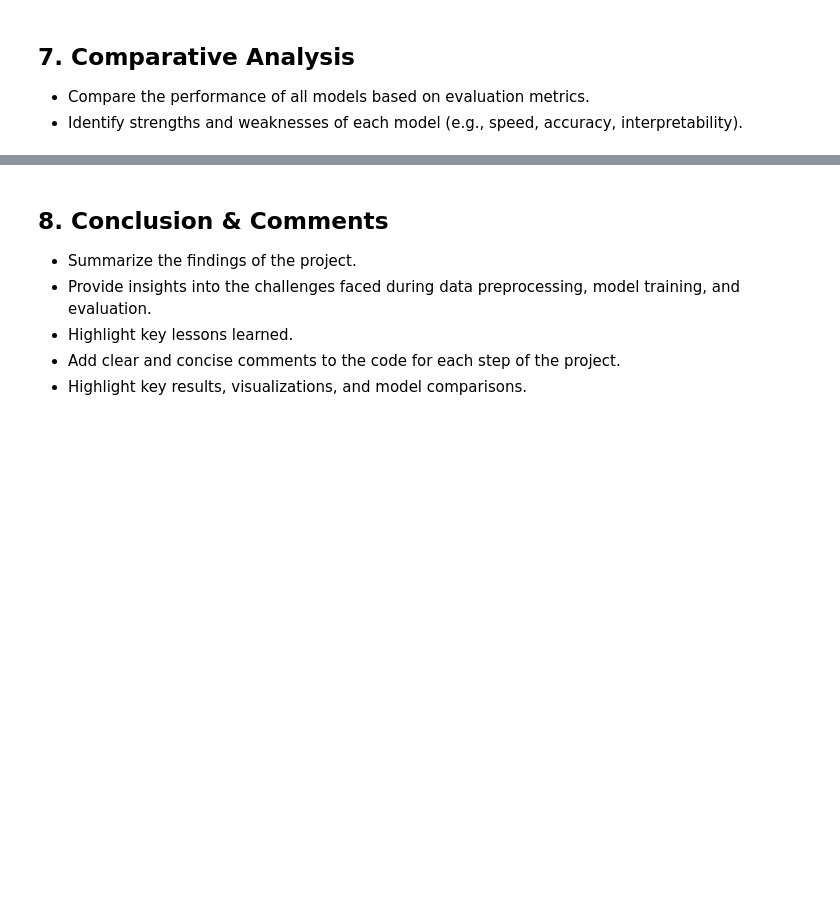
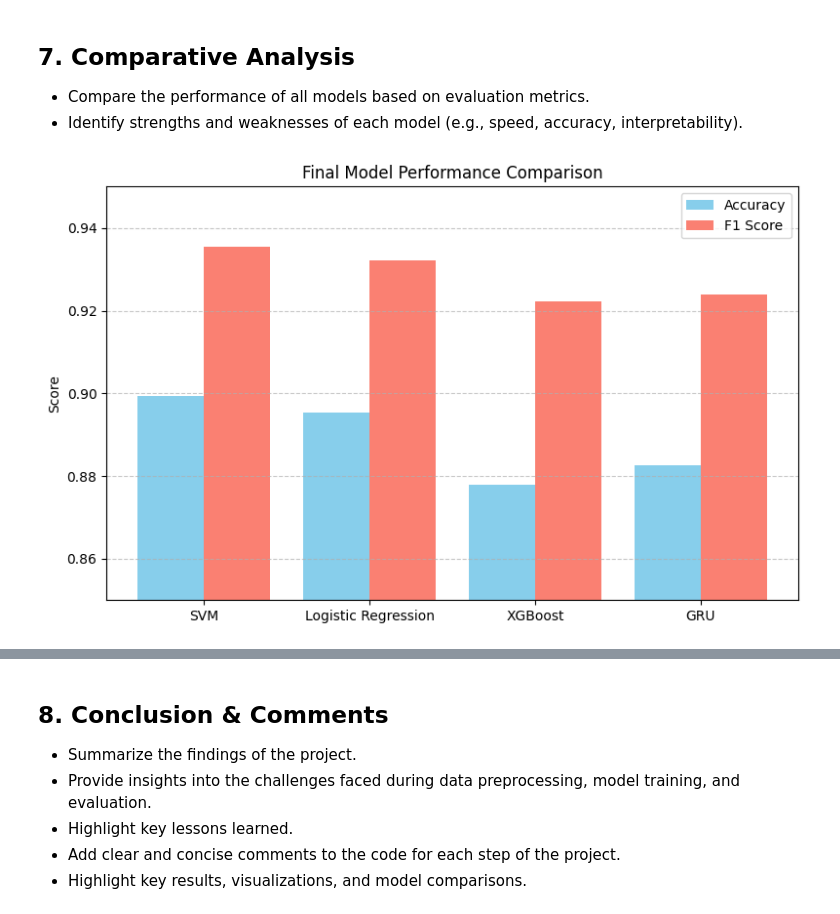
Before and after one commit to AfsanaMim9639/ML-Assignment, a Jupyter notebook: Sentiment_Analysis_on_Amazon_Product_Reviews.ipynb, the cells around one changed output, grey strips where cells are left out. Drawn from its saved outputs; the diff is of its cells as text; code cells hidden in the pictures; blank space fills up the shorter version.

```diff
--- a/Sentiment_Analysis_on_Amazon_Product_Reviews.ipynb
+++ b/Sentiment_Analysis_on_Amazon_Product_Reviews.ipynb
@@ -597,3 +652,25 @@ grid_xgb.fit(X_train_tfidf, y_train)
 ## 7. Comparative Analysis
 - Compare the performance of all models based on evaluation metrics.
 - Identify strengths and weaknesses of each model (e.g., speed, accuracy, interpretability).
+# %%
+import matplotlib.pyplot as plt
+
+models = ['SVM', 'Logistic Regression', 'XGBoost', 'GRU']
+accuracy = [0.89925, 0.89525, 0.878, 0.8825]
+f1_scores = [0.9354, 0.9321, 0.9223, 0.9238]
+
+x = range(len(models))
+plt.figure(figsize=(8, 5))
+plt.bar(x, accuracy, width=0.4, label='Accuracy', align='center', color='skyblue')
+plt.bar([i + 0.4 for i in x], f1_scores, width=0.4, label='F1 Score', color='salmon')
+
+plt.xticks([i + 0.2 for i in x], models)
+plt.ylabel('Score')
+plt.title('Final Model Performance Comparison')
+plt.legend()
+plt.ylim(0.85, 0.95)
+plt.grid(axis='y', linestyle='--', alpha=0.7)
+plt.tight_layout()
+plt.show()
+# %% [output]
+[figure, added]
```
Also changed, not shown: parts of 14 cells of this notebook.
